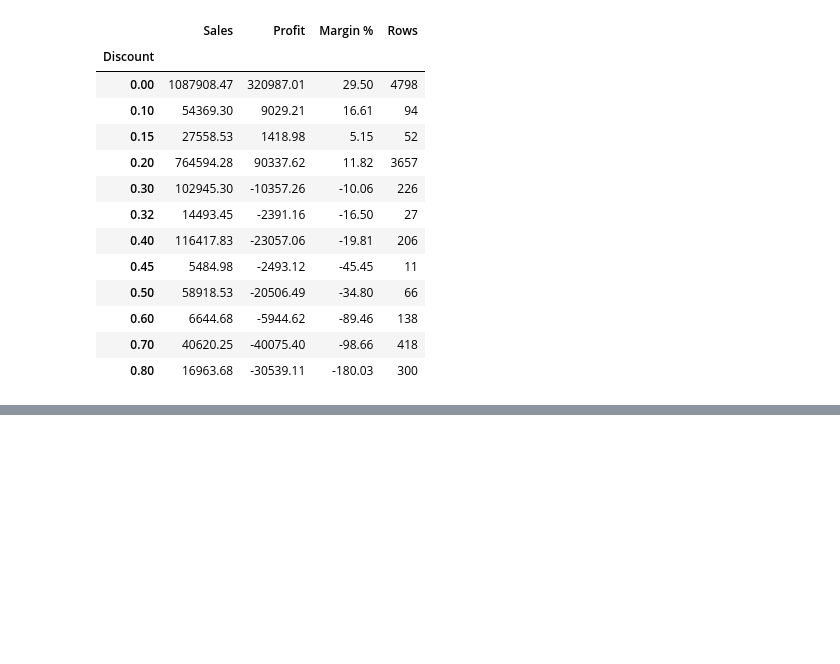
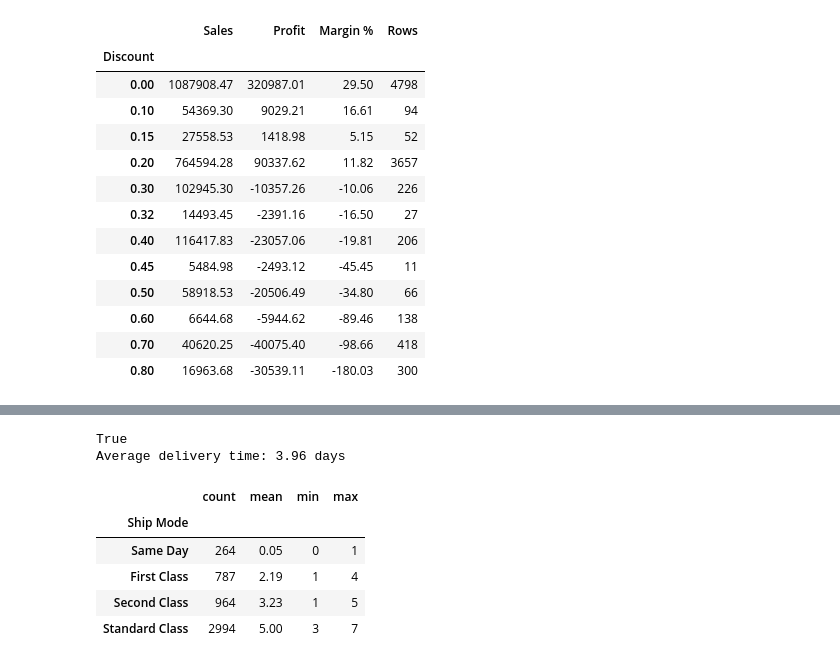
Before and after one commit to ziadKhaled133/superstore-sales-analysis, a Jupyter notebook: Notebooks/03_analysis.ipynb, the cells around one changed output, grey strips where cells are left out. Saved outputs shown, nothing was run; the diff lists cells and outputs as text; code cells hidden in the pictures; blank space fills up the shorter version.

```diff
--- a/Notebooks/03_analysis.ipynb
+++ b/Notebooks/03_analysis.ipynb
@@ -384,0 +625,19 @@ by_discount_value.round(2)
+# %%
+orders = df.drop_duplicates(subset='Order ID')
+
+delivery = orders.groupby('Ship Mode')['Delivery Days'].agg(['count', 'mean', 'min', 'max'])
+delivery = delivery.sort_values('mean')
+
+print(delivery['count'].sum() == total_orders)
+print(f"Average delivery time: {orders['Delivery Days'].mean():.2f} days")
+
+delivery.round(2)
+# %% [output]
+True
+Average delivery time: 3.96 days
+|  | count | mean | min | max |
+| Ship Mode |  |  |  |  |
+| Same Day | 264 | 0.05 | 0 | 1 |
+| First Class | 787 | 2.19 | 1 | 4 |
+| Second Class | 964 | 3.23 | 1 | 5 |
+| Standard Class | 2994 | 5.00 | 3 | 7 |
```
Also changed, not shown: parts of 17 cells of this notebook.
